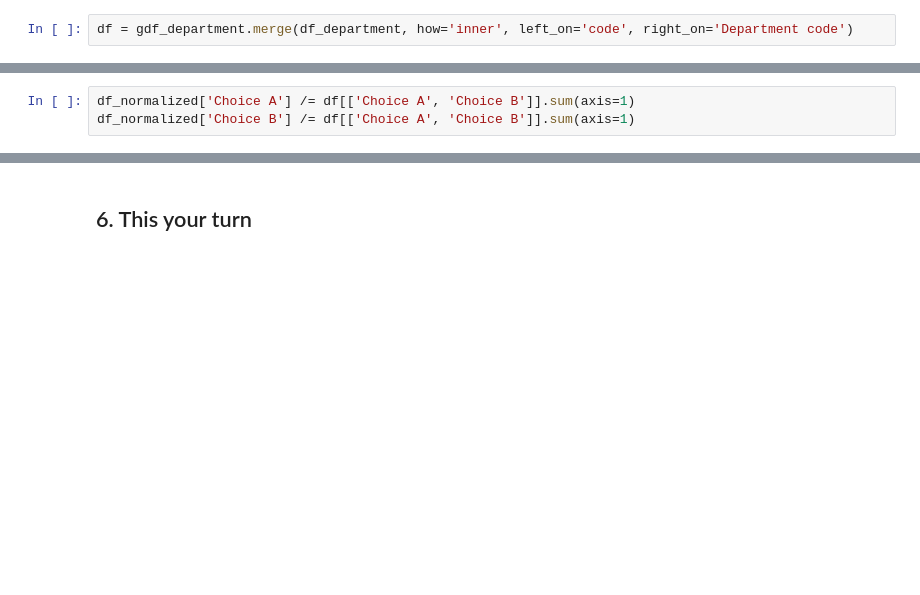
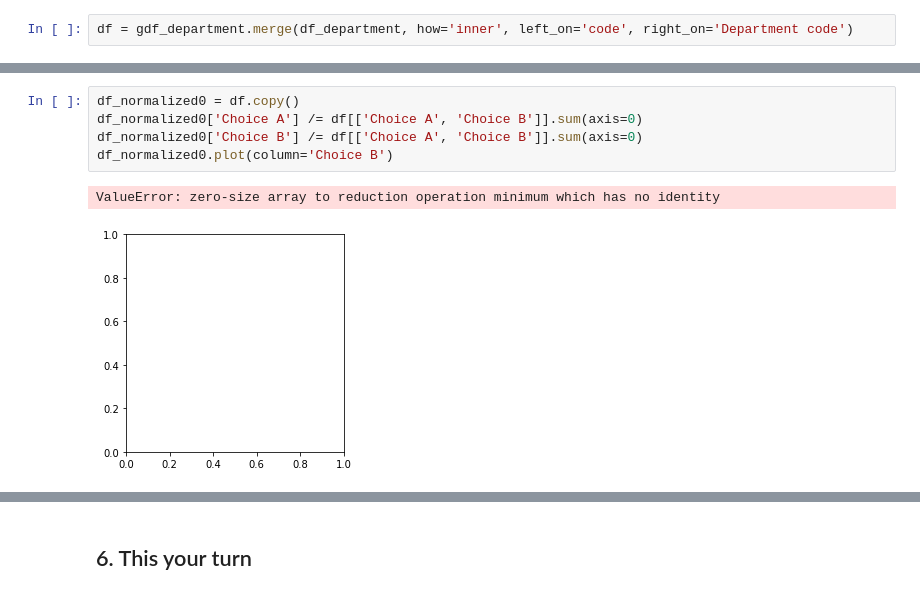
Before and after one commit to W-Alphonse/EXED-Training, a Jupyter notebook: W3-1/dssp_12_2019-master/01_pandas/use_case.ipynb, the cells around one changed output, grey strips where cells are left out. Saved outputs shown, nothing was run; the diff lists cells and outputs as text; blank space fills up the shorter version.

```diff
--- a/W3-1/dssp_12_2019-master/01_pandas/use_case.ipynb
+++ b/W3-1/dssp_12_2019-master/01_pandas/use_case.ipynb
@@ -165,5 +292,10 @@ df_normalized = df.copy()
 # %%
-df_normalized['Choice A'] /= df[['Choice A', 'Choice B']].sum(axis=1)
-df_normalized['Choice B'] /= df[['Choice A', 'Choice B']].sum(axis=1)
+df_normalized0 = df.copy()
+df_normalized0['Choice A'] /= df[['Choice A', 'Choice B']].sum(axis=0)
+df_normalized0['Choice B'] /= df[['Choice A', 'Choice B']].sum(axis=0)
+df_normalized0.plot(column='Choice B')
+# %% [output]
+ValueError: zero-size array to reduction operation minimum which has no identity
+[figure, added]
 # %%
 df_normalized.plot(column='Choice B')
```
Also changed, not shown: parts of 31 cells of this notebook, 6 other files.
